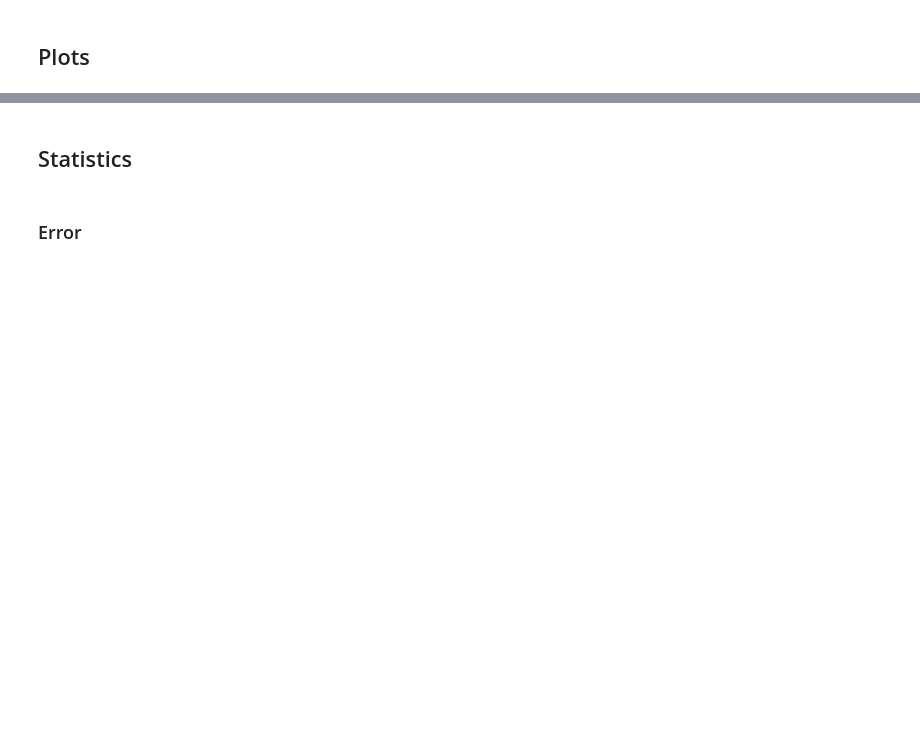
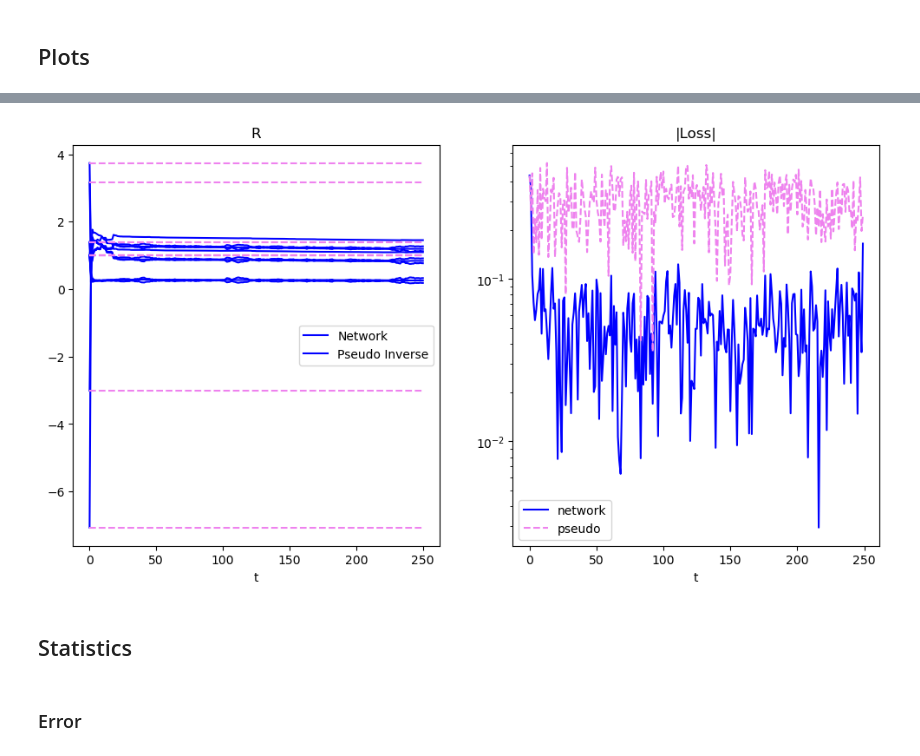
Before and after one commit to RoieEzraty/Network_combine, a Jupyter notebook: Network_main.ipynb, the cells around one changed output, grey strips where cells are left out. Cells and saved outputs as stored; diff of their text form; code cells hidden in the pictures; blank space fills up the shorter version.

```diff
--- a/Network_main.ipynb
+++ b/Network_main.ipynb
@@ -168,3 +281,13 @@ else:
+# %%
+# Loading the array later
+R_in_t_network = np.load('C:/Users/SMR_Admin/OneDrive - huji.ac.il/PhD/Network Simulation repo/figs and data/2024.8/30Aug_R_pseudo_vs_network/R_in_t_network.npy')
+R_in_t_pseudo = np.load('C:/Users/SMR_Admin/OneDrive - huji.ac.il/PhD/Network Simulation repo/figs and data/2024.8/30Aug_R_pseudo_vs_network/R_in_t_pseudo.npy')
+loss_in_t_network = np.load('C:/Users/SMR_Admin/OneDrive - huji.ac.il/PhD/Network Simulation repo/figs and data/2024.8/30Aug_R_pseudo_vs_network/loss_in_t_network.npy')
+loss_in_t_pseudo = np.load('C:/Users/SMR_Admin/OneDrive - huji.ac.il/PhD/Network Simulation repo/figs and data/2024.8/30Aug_R_pseudo_vs_network/loss_in_t_pseudo.npy')
+# %%
+plot_functions.plot_comparison_pseudo(R_in_t_pseudo, R_in_t_network, loss_in_t_pseudo, loss_in_t_network)
+# %% [output]
+[figure, added]
 # %% [markdown]
 ## Statistics
 # %% [markdown]
```
Also changed, not shown: parts of 29 cells of this notebook, 4 other files.
